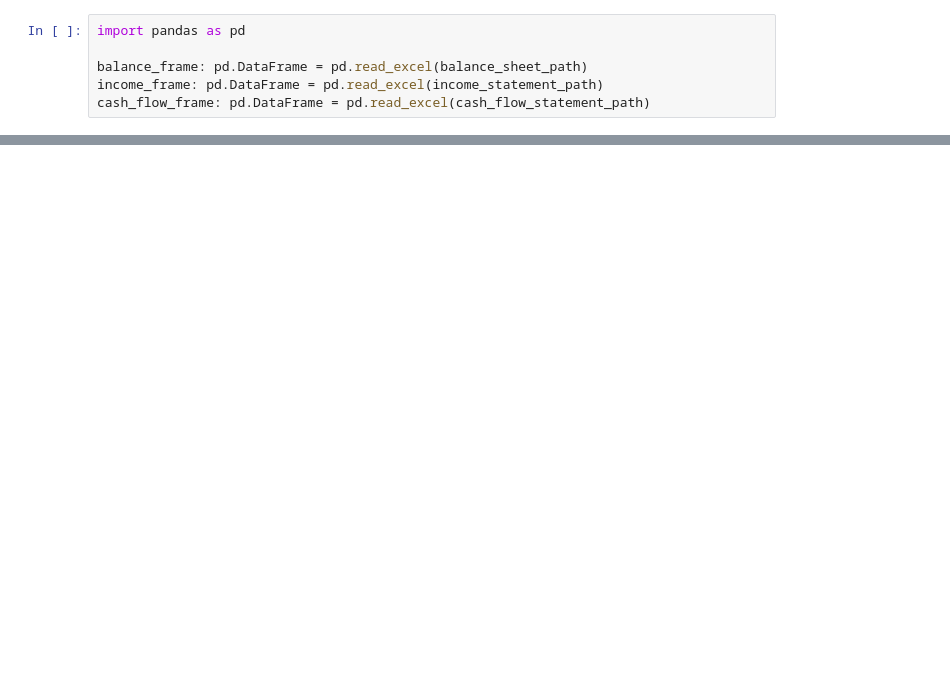
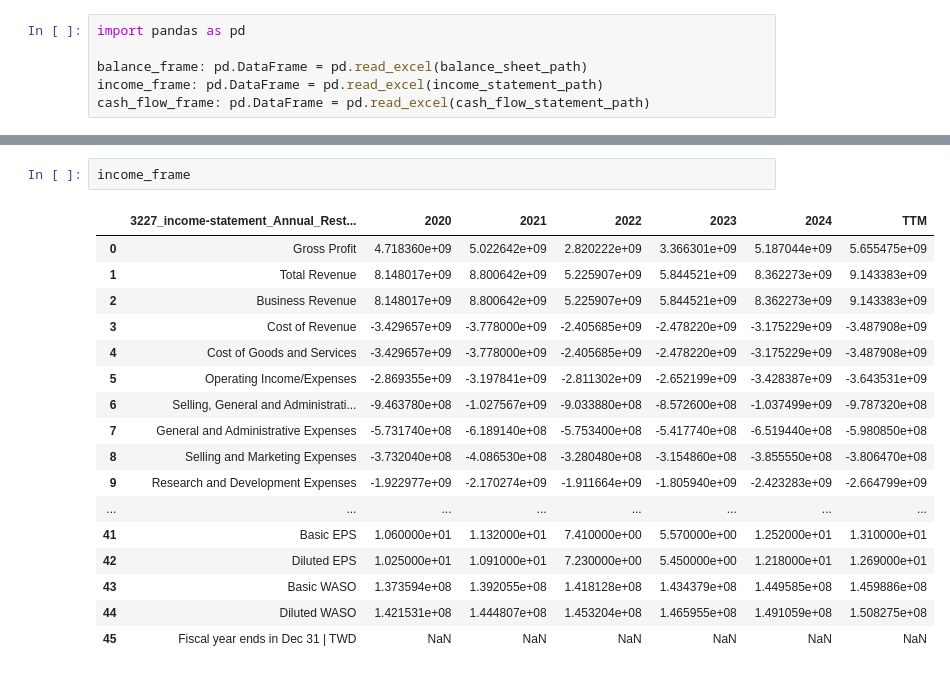
Before and after one commit to fbcharles747/company_evaluation, a Jupyter notebook: GPTfile_processing.ipynb, the cells around one changed output, grey strips where cells are left out. Saved outputs shown, nothing was run; the diff lists cells and outputs as text; blank space fills up the shorter version.

```diff
--- a/GPTfile_processing.ipynb
+++ b/GPTfile_processing.ipynb
@@ -34,0 +51,20 @@ cash_flow_frame: pd.DataFrame = pd.read_excel(cash_flow_statement_path)
+# %%
+income_frame
+# %% [output]
+|  | 3227_income-statement_Annual_Rest... | 2020 | 2021 | 2022 | 2023 | 2024 | TTM |
+| 0 | Gross Profit | 4.718360e+09 | 5.022642e+09 | 2.820222e+09 | 3.366301e+09 | 5.187044e+09 | 5.655475e+09 |
+| 1 | Total Revenue | 8.148017e+09 | 8.800642e+09 | 5.225907e+09 | 5.844521e+09 | 8.362273e+09 | 9.143383e+09 |
+| 2 | Business Revenue | 8.148017e+09 | 8.800642e+09 | 5.225907e+09 | 5.844521e+09 | 8.362273e+09 | 9.143383e+09 |
+| 3 | Cost of Revenue | -3.429657e+09 | -3.778000e+09 | -2.405685e+09 | -2.478220e+09 | -3.175229e+09 | -3.487908e+09 |
+| 4 | Cost of Goods and Services | -3.429657e+09 | -3.778000e+09 | -2.405685e+09 | -2.478220e+09 | -3.175229e+09 | -3.487908e+09 |
+| 5 | Operating Income/Expenses | -2.869355e+09 | -3.197841e+09 | -2.811302e+09 | -2.652199e+09 | -3.428387e+09 | -3.643531e+09 |
+| 6 | Selling, General and Administrati... | -9.463780e+08 | -1.027567e+09 | -9.033880e+08 | -8.572600e+08 | -1.037499e+09 | -9.787320e+08 |
+| 7 | General and Administrative Expenses | -5.731740e+08 | -6.189140e+08 | -5.753400e+08 | -5.417740e+08 | -6.519440e+08 | -5.980850e+08 |
+| 8 | Selling and Marketing Expenses | -3.732040e+08 | -4.086530e+08 | -3.280480e+08 | -3.154860e+08 | -3.855550e+08 | -3.806470e+08 |
+| 9 | Research and Development Expenses | -1.922977e+09 | -2.170274e+09 | -1.911664e+09 | -1.805940e+09 | -2.423283e+09 | -2.664799e+09 |
+| ... | ... | ... | ... | ... | ... | ... | ... |
+| 41 | Basic EPS | 1.060000e+01 | 1.132000e+01 | 7.410000e+00 | 5.570000e+00 | 1.252000e+01 | 1.310000e+01 |
+| 42 | Diluted EPS | 1.025000e+01 | 1.091000e+01 | 7.230000e+00 | 5.450000e+00 | 1.218000e+01 | 1.269000e+01 |
+| 43 | Basic WASO | 1.373594e+08 | 1.392055e+08 | 1.418128e+08 | 1.434379e+08 | 1.449585e+08 | 1.459886e+08 |
+| 44 | Diluted WASO | 1.421531e+08 | 1.444807e+08 | 1.453204e+08 | 1.465955e+08 | 1.491059e+08 | 1.508275e+08 |
+| 45 | Fiscal year ends in Dec 31 | TWD | NaN | NaN | NaN | NaN | NaN | NaN |
```
Also changed, not shown: parts of 4 cells of this notebook, 1 other file.
